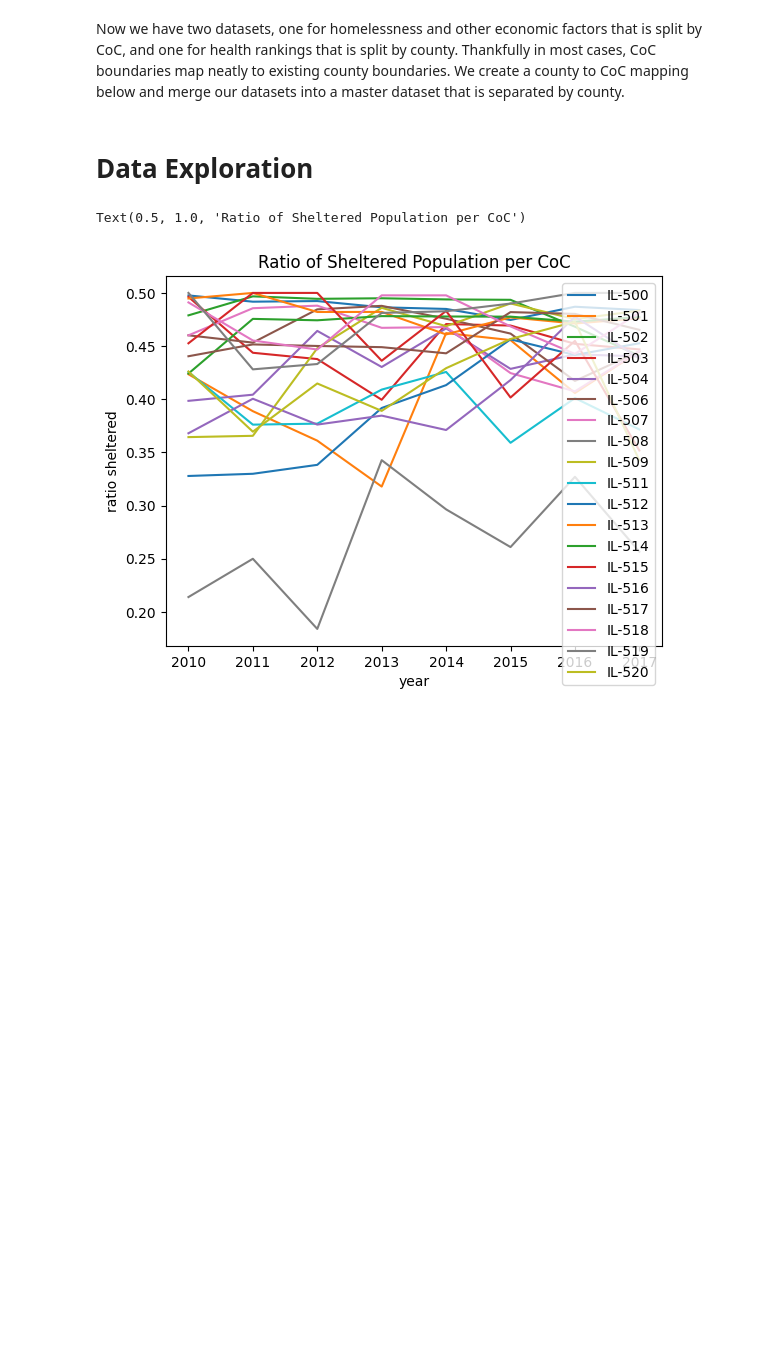
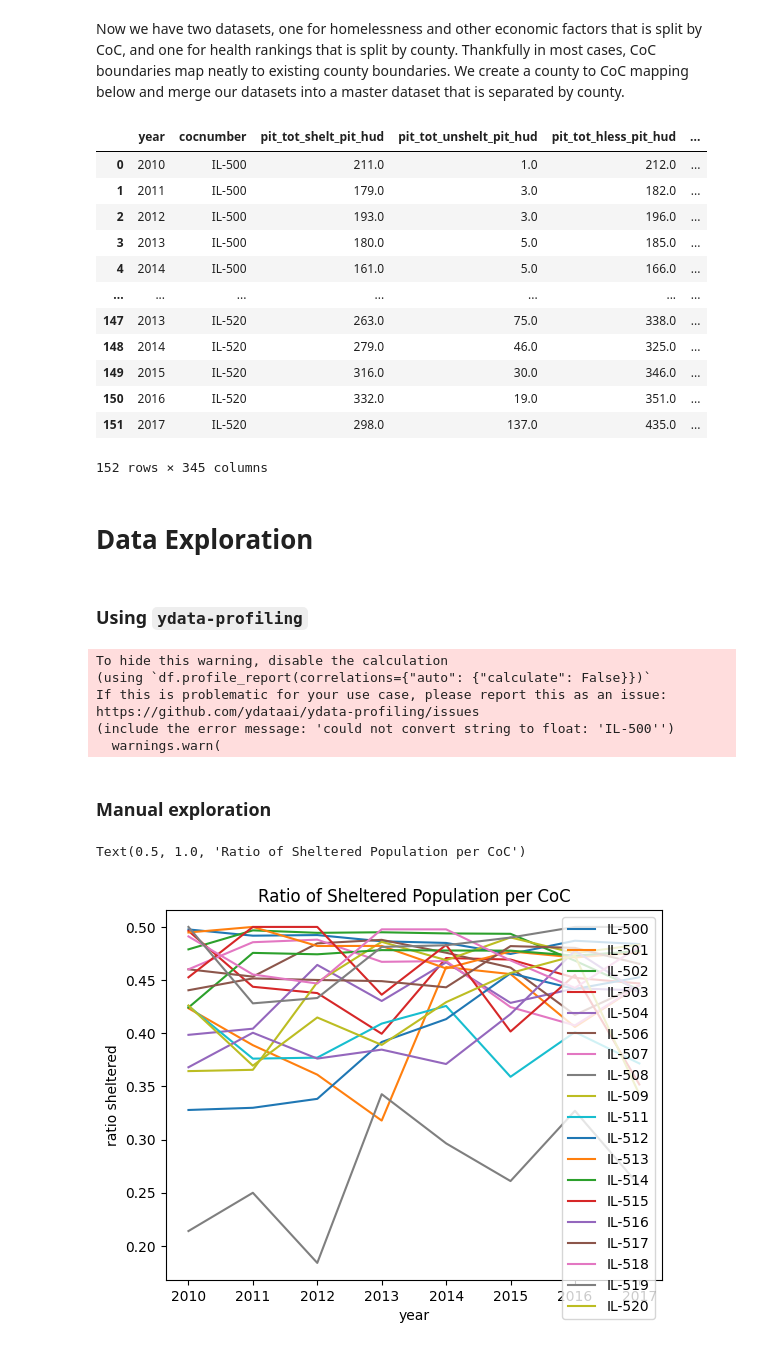
Before and after one commit to atharvanaik10/cs498-css, a Jupyter notebook: cs498_rp.ipynb, the cells around one changed output. Cells and saved outputs as stored; diff of their text form; code cells hidden in the pictures; blank space fills up the shorter version.

Commit message:
Add ydata-profiling

```diff
--- a/cs498_rp.ipynb
+++ b/cs498_rp.ipynb
@@ -63,3 +141,45 @@ Now we have two datasets, one for homelessness and other economic factors that i
+# %%
+# Calculate mean stats by CoC
+coc_avgs = []
+for coc, counties in coc_to_county.items():
+  subset = df_health_rankings[df_health_rankings['county'].isin(counties)]
+  avg_stats = subset.groupby('year').mean(numeric_only=True).reset_index()
+  avg_stats['cocnumber'] = coc
+  coc_avgs.append(avg_stats)
+
+# combine all averages
+coc_avg_df = pd.concat(coc_avgs, ignore_index=True)
+
+df = pd.merge(df_il, coc_avg_df, on=['cocnumber', 'year'], how='left')
+df
+# %% [output]
+|  | year | cocnumber | pit_tot_shelt_pit_hud | pit_tot_unshelt_pit_hud | pit_tot_hless_pit_hud | ... |
+| 0 | 2010 | IL-500 | 211.0 | 1.0 | 212.0 | ... |
+| 1 | 2011 | IL-500 | 179.0 | 3.0 | 182.0 | ... |
+| 2 | 2012 | IL-500 | 193.0 | 3.0 | 196.0 | ... |
+| 3 | 2013 | IL-500 | 180.0 | 5.0 | 185.0 | ... |
+| 4 | 2014 | IL-500 | 161.0 | 5.0 | 166.0 | ... |
+| ... | ... | ... | ... | ... | ... | ... |
+| 147 | 2013 | IL-520 | 263.0 | 75.0 | 338.0 | ... |
+| 148 | 2014 | IL-520 | 279.0 | 46.0 | 325.0 | ... |
+| 149 | 2015 | IL-520 | 316.0 | 30.0 | 346.0 | ... |
+| 150 | 2016 | IL-520 | 332.0 | 19.0 | 351.0 | ... |
+| 151 | 2017 | IL-520 | 298.0 | 137.0 | 435.0 | ... |
+152 rows × 345 columns
 # %% [markdown]
 # Data Exploration
+# %% [markdown]
+### Using `ydata-profiling`
+# %%
+profile = ProfileReport(df, title="Profiling Report", tsmode=True)
+profile.to_file("df_report.html")
+# %% [output]
+To hide this warning, disable the calculation
+(using `df.profile_report(correlations={"auto": {"calculate": False}})`
+If this is problematic for your use case, please report this as an issue:
+https://github.com/ydataai/ydata-profiling/issues
+(include the error message: 'could not convert string to float: 'IL-500'')
+  warnings.warn(
+# %% [markdown]
+### Manual exploration
 # %%
```
Also changed, not shown: parts of 10 cells of this notebook.
